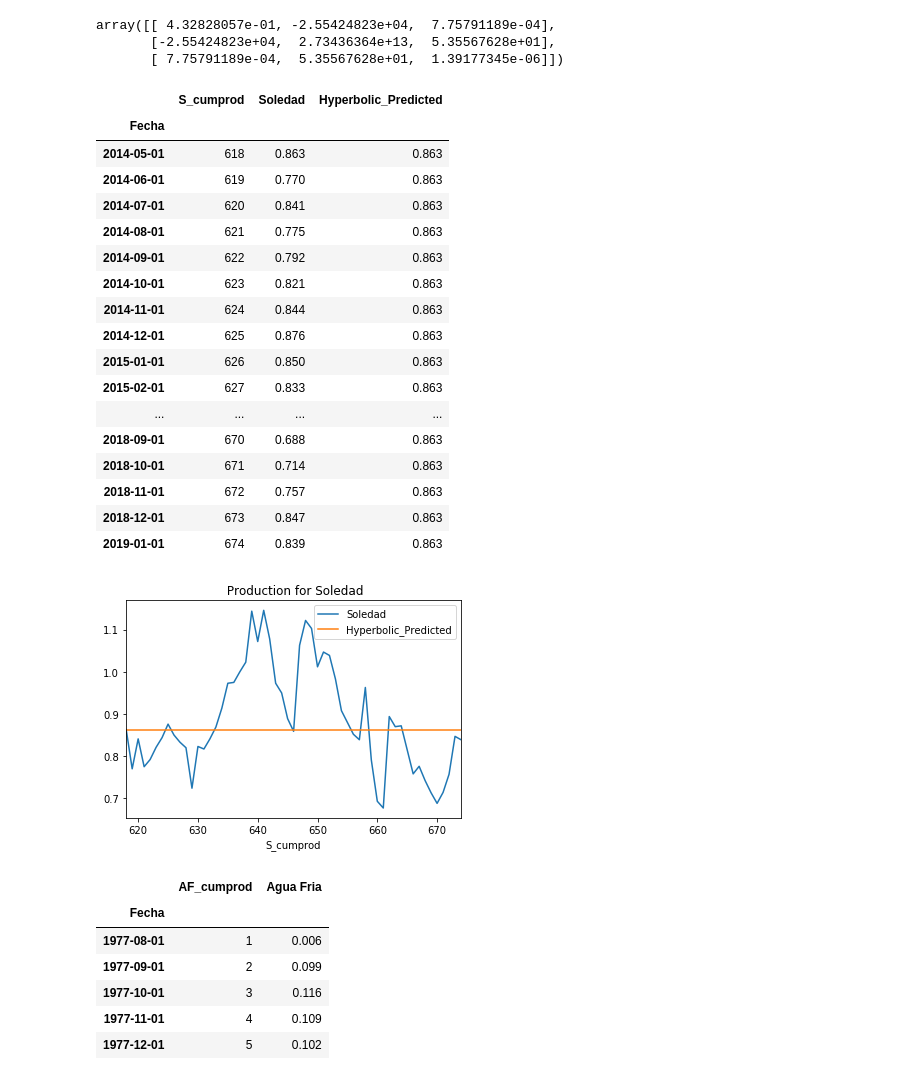
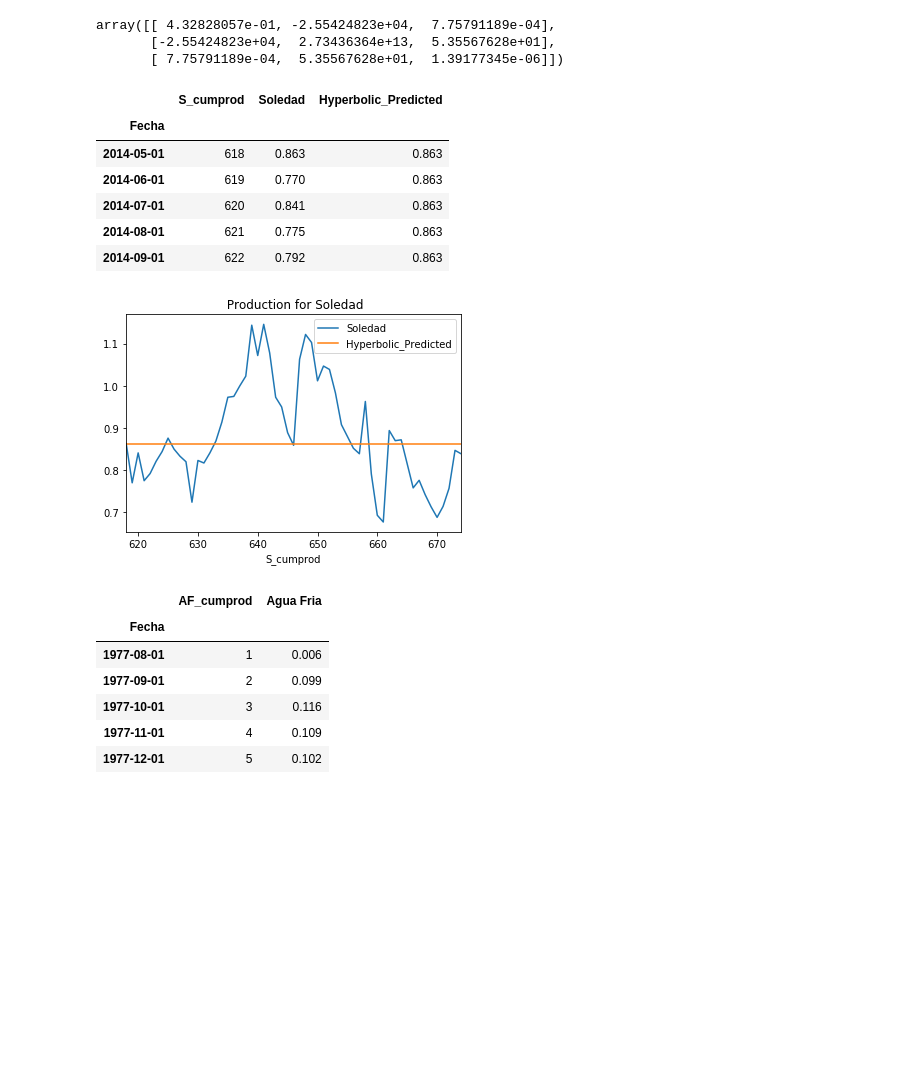
Before and after one commit to eliasft/projects, a Jupyter notebook: DCA_v2.ipynb, the cells around one changed output. Saved outputs shown, nothing was run; the diff lists cells and outputs as text; code cells hidden in the pictures; blank space fills up the shorter version.

```diff
--- a/DCA_v2.ipynb
+++ b/DCA_v2.ipynb
@@ -283,33 +283,22 @@ array([[ 4.32828057e-01, -2.55424823e+04,  7.75791189e-04],
        [ 7.75791189e-04,  5.35567628e+01,  1.39177345e-06]])
 # %%
 S.loc[:,'Hyperbolic_Predicted']=hyperbolic_equation(S['S_cumprod'],*popt_hyp)
-display(S)
+display(S.head())
 
 y_variables=['Soledad', "Hyperbolic_Predicted"]
 x_variable='S_cumprod'
 
 plot_title=' Production for ' +str('Soledad')
 #Plot the data to visualize the equation fit
 plot_actual_vs_predicted_by_equations(S,x_variable, y_variables, plot_title)
 # %% [output]
 |  | S_cumprod | Soledad | Hyperbolic_Predicted |
 | Fecha |  |  |  |
 | 2014-05-01 | 618 | 0.863 | 0.863 |
 | 2014-06-01 | 619 | 0.770 | 0.863 |
 | 2014-07-01 | 620 | 0.841 | 0.863 |
 | 2014-08-01 | 621 | 0.775 | 0.863 |
 | 2014-09-01 | 622 | 0.792 | 0.863 |
-| 2014-10-01 | 623 | 0.821 | 0.863 |
-| 2014-11-01 | 624 | 0.844 | 0.863 |
-| 2014-12-01 | 625 | 0.876 | 0.863 |
-| 2015-01-01 | 626 | 0.850 | 0.863 |
-| 2015-02-01 | 627 | 0.833 | 0.863 |
-| ... | ... | ... | ... |
-| 2018-09-01 | 670 | 0.688 | 0.863 |
-| 2018-10-01 | 671 | 0.714 | 0.863 |
-| 2018-11-01 | 672 | 0.757 | 0.863 |
-| 2018-12-01 | 673 | 0.847 | 0.863 |
-| 2019-01-01 | 674 | 0.839 | 0.863 |
 [figure]
 # %%
 def plot_actual_vs_predicted_by_equations(df, x_variable, y_variables, plot_title):
```
